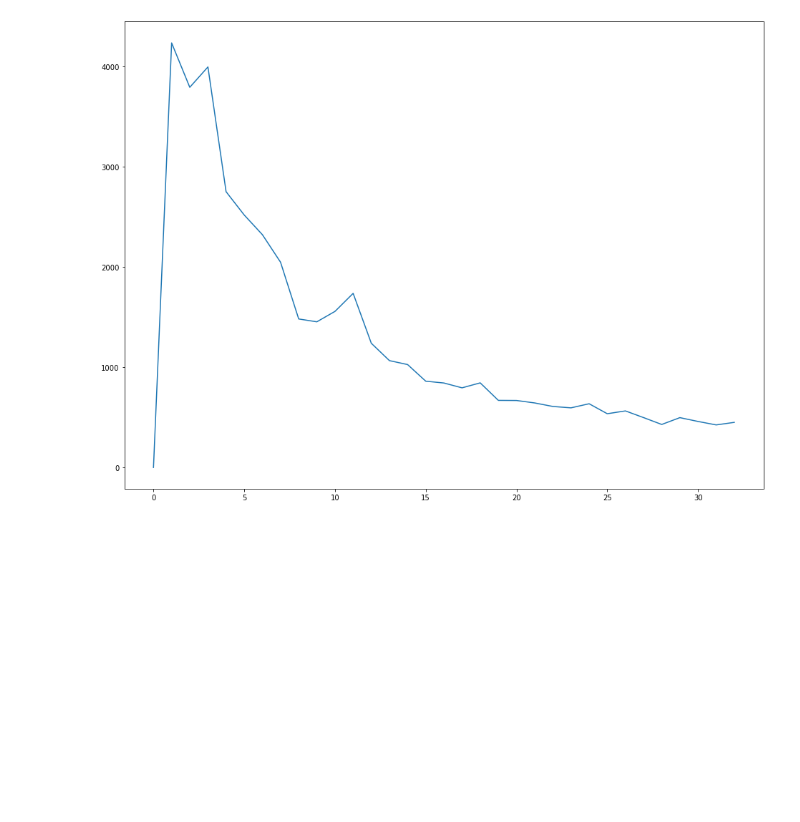
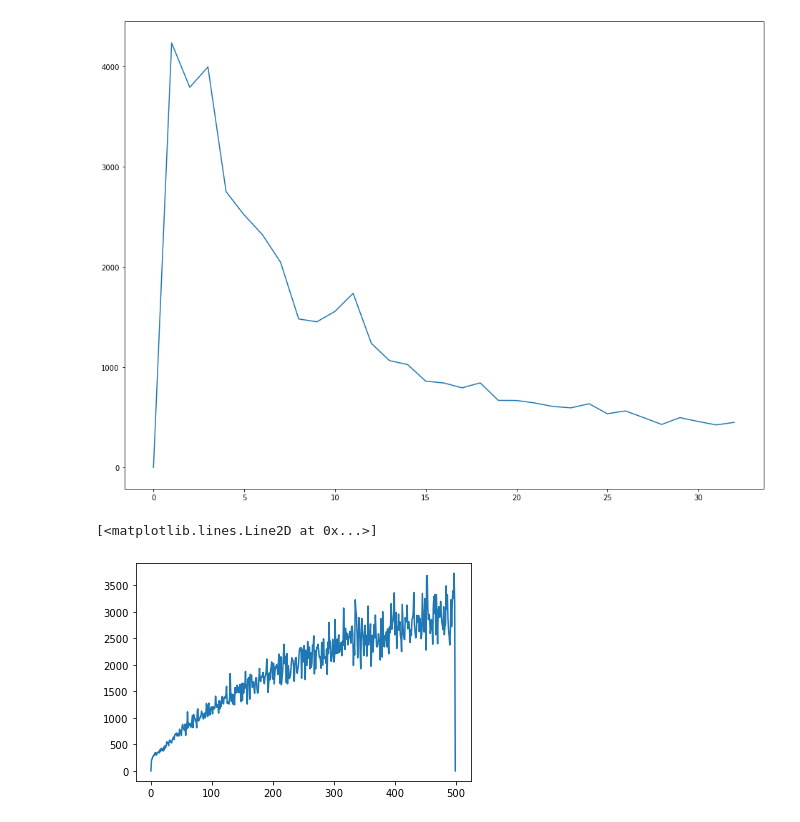
Before and after one commit to Defectors-IIIT/Puzzles, a Jupyter notebook: Advanced/dynamic_solver.ipynb, the cells around one changed output. Saved outputs shown, nothing was run; the diff lists cells and outputs as text; code cells hidden in the pictures; blank space fills up the shorter version.

Commit message:
Updated statistical benchmark for dynamic solver

```diff
--- a/Advanced/dynamic_solver.ipynb
+++ b/Advanced/dynamic_solver.ipynb
@@ -260,3 +260,18 @@ plt.plot(x, avg)
 # %% [output]
 [<matplotlib.lines.Line2D at 0x...>]
 [figure]
+# %%
+time_list = [0]*500
+
+for i in range(1, 499):
+    for j in range(1, 50):
+        m = maze.num_columns+maze.num_rows
+        temp = dynam_solver(maze, start, end, i, m, 0)
+        time_list[i] += temp
+for i in range(len(time_list)):
+    time_list[i] /= 50
+x = [i for i in range(0, 500)]
+plt.plot(x, time_list)
+# %% [output]
+[<matplotlib.lines.Line2D at 0x...>]
+[figure, added]
```
Also changed, not shown: parts of 1 cell of this notebook.
